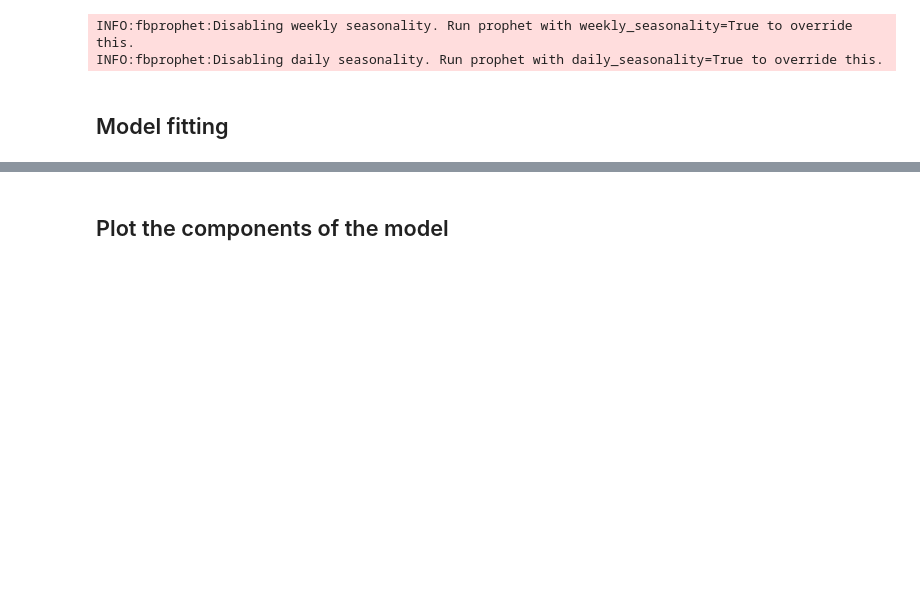
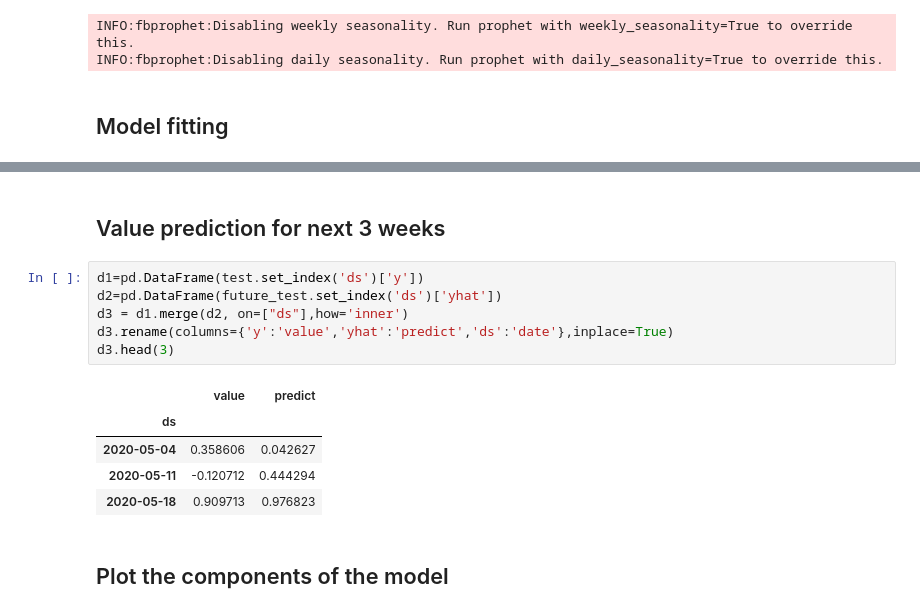
Before and after one commit to mikolaj-halemba/Predictive-task, a Jupyter notebook: Predictive task description.ipynb, the cells around one changed output, grey strips where cells are left out. Cells and saved outputs as stored; diff of their text form; blank space fills up the shorter version.

```diff
--- a/Predictive task description.ipynb
+++ b/Predictive task description.ipynb
@@ -371,3 +346,17 @@ fig1 = model.plot(future_test)
+# %% [markdown]
+## Value prediction for next 3 weeks
+# %%
+d1=pd.DataFrame(test.set_index('ds')['y'])
+d2=pd.DataFrame(future_test.set_index('ds')['yhat'])
+d3 = d1.merge(d2, on=["ds"],how='inner')
+d3.rename(columns={'y':'value','yhat':'predict','ds':'date'},inplace=True)
+d3.head(3)
+# %% [output]
+|  | value | predict |
+| ds |  |  |
+| 2020-05-04 | 0.358606 | 0.042627 |
+| 2020-05-11 | -0.120712 | 0.444294 |
+| 2020-05-18 | 0.909713 | 0.976823 |
 # %% [markdown]
 ## Plot the components of the model
 # %%
```
Also changed, not shown: parts of 44 cells of this notebook.
